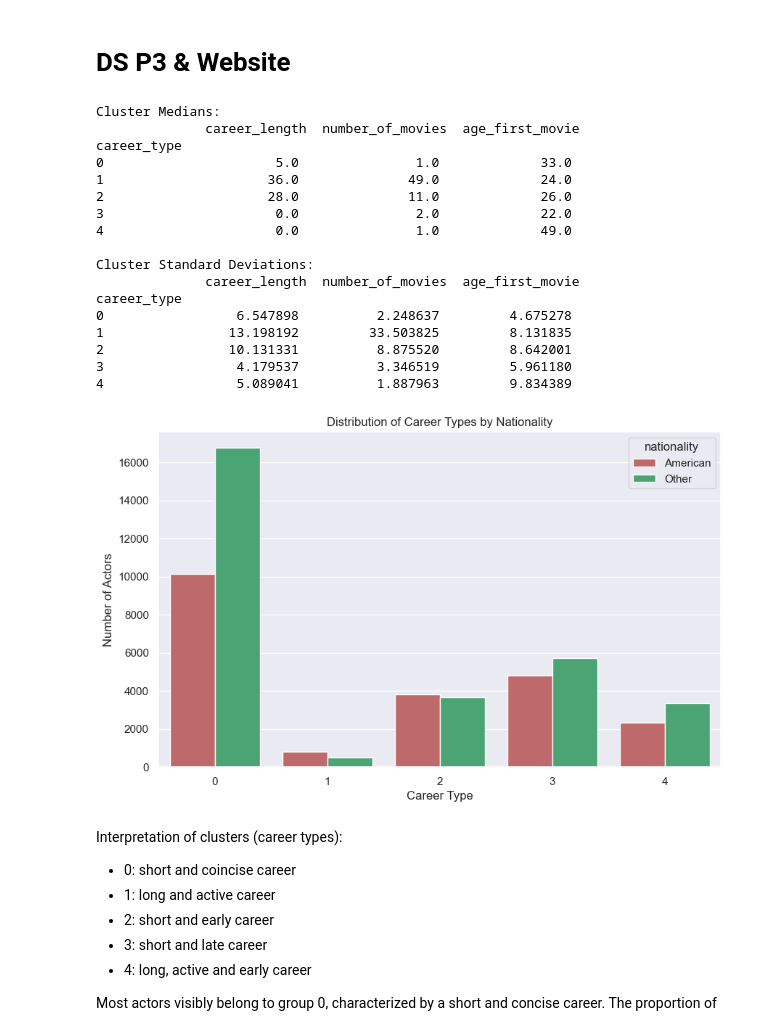
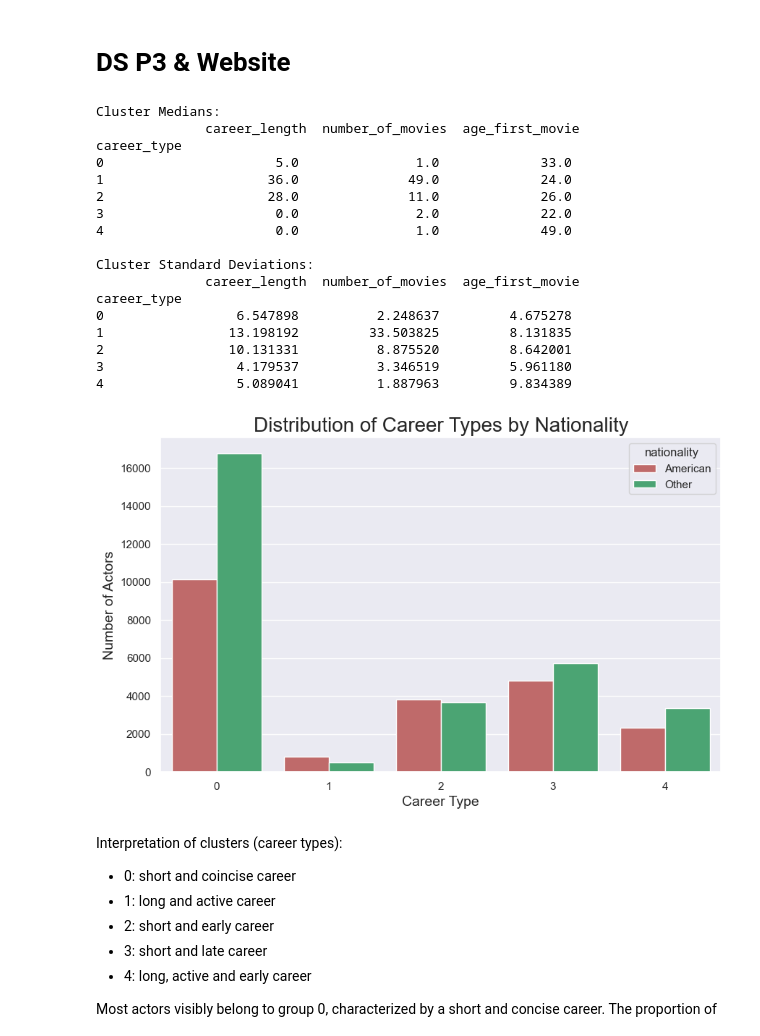
Before and after one commit to epfl-ada/ada-2024-project-adactylous, a Jupyter notebook: results_P2.ipynb, the cells around one changed output. Cells and saved outputs as stored; diff of their text form; code cells hidden in the pictures.

```diff
--- a/results_P2.ipynb
+++ b/results_P2.ipynb
@@ -1780,37 +1826,39 @@ df_actors['career_type'] = kmeans.fit_predict(X_scaled)
 
 # Calculate median and standard deviation for each feature within each cluster
 cluster_median = df_actors.groupby('career_type')[['career_length', 'number_of_movies', 'age_first_movie']].median()
 cluster_std = df_actors.groupby('career_type')[['career_length', 'number_of_movies', 'age_first_movie']].std()
 
 print("Cluster Medians:\n", cluster_median)
 print("\nCluster Standard Deviations:\n", cluster_std)
 
 # Plot career types by nationality
 plt.figure(figsize=(10, 6))
 sns.countplot(x='career_type', hue='nationality', data=df_actors, palette={'American': 'indianred', 'Other': 'mediumseagreen'})
-plt.title('Distribution of Career Types by Nationality')
-plt.xlabel('Career Type')
-plt.ylabel('Number of Actors')
+plt.title('Distribution of Career Types by Nationality', fontsize=20)
+plt.xlabel('Career Type', fontsize=14)
+plt.ylabel('Number of Actors', fontsize=14)
+
+plt.savefig('data/plots_website/actors_kmeans.png', dpi=300, bbox_inches='tight')
 plt.show()
 # %% [output]
 Cluster Medians:
               career_length  number_of_movies  age_first_movie
 career_type
 0                      5.0               1.0             33.0
 1                     36.0              49.0             24.0
 2                     28.0              11.0             26.0
 3                      0.0               2.0             22.0
 4                      0.0               1.0             49.0
 
 Cluster Standard Deviations:
               career_length  number_of_movies  age_first_movie
 career_type
 0                 6.547898          2.248637         4.675278
 1                13.198192         33.503825         8.131835
 2                10.131331          8.875520         8.642001
 3                 4.179537          3.346519         5.961180
 4                 5.089041          1.887963         9.834389
-[figure, old version]
+[figure, new version]
 # %% [markdown]
 Interpretation of clusters (career types):
 - 0: short and coincise career
```
Also changed, not shown: parts of 7 cells of this notebook, 17 other files.
